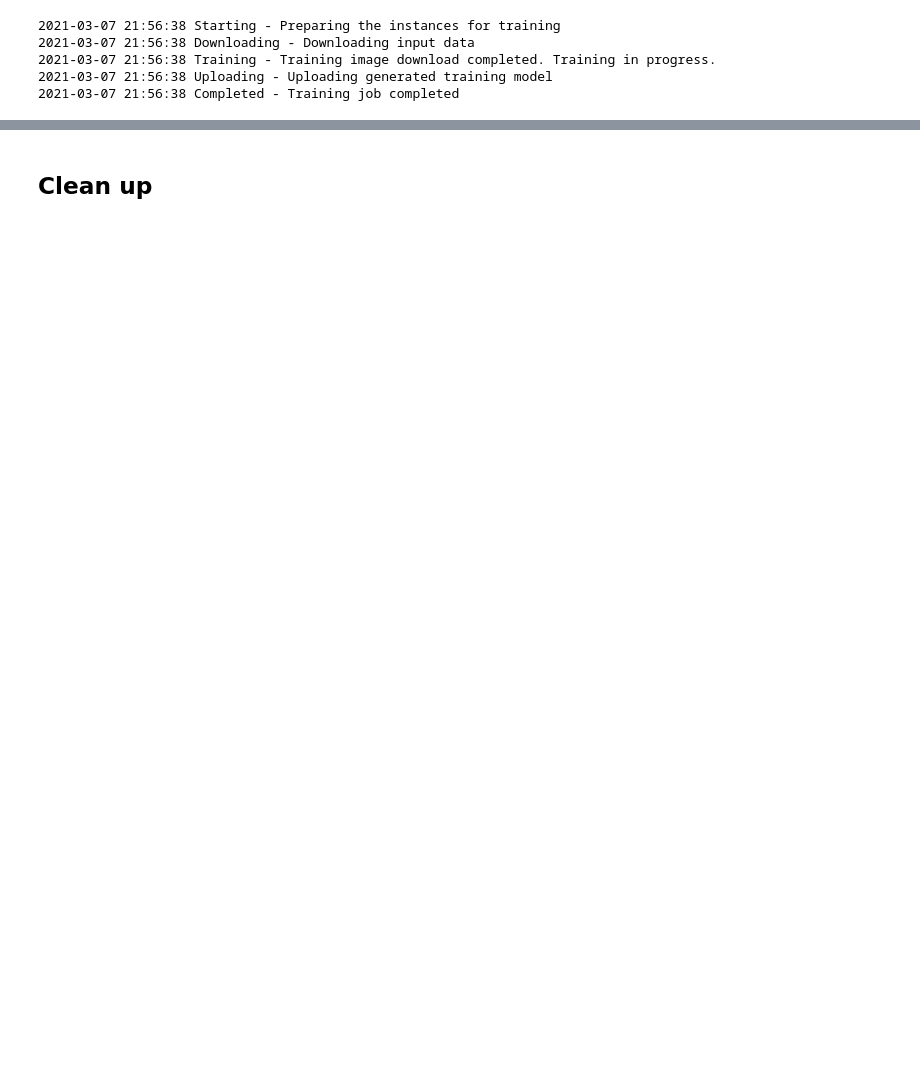
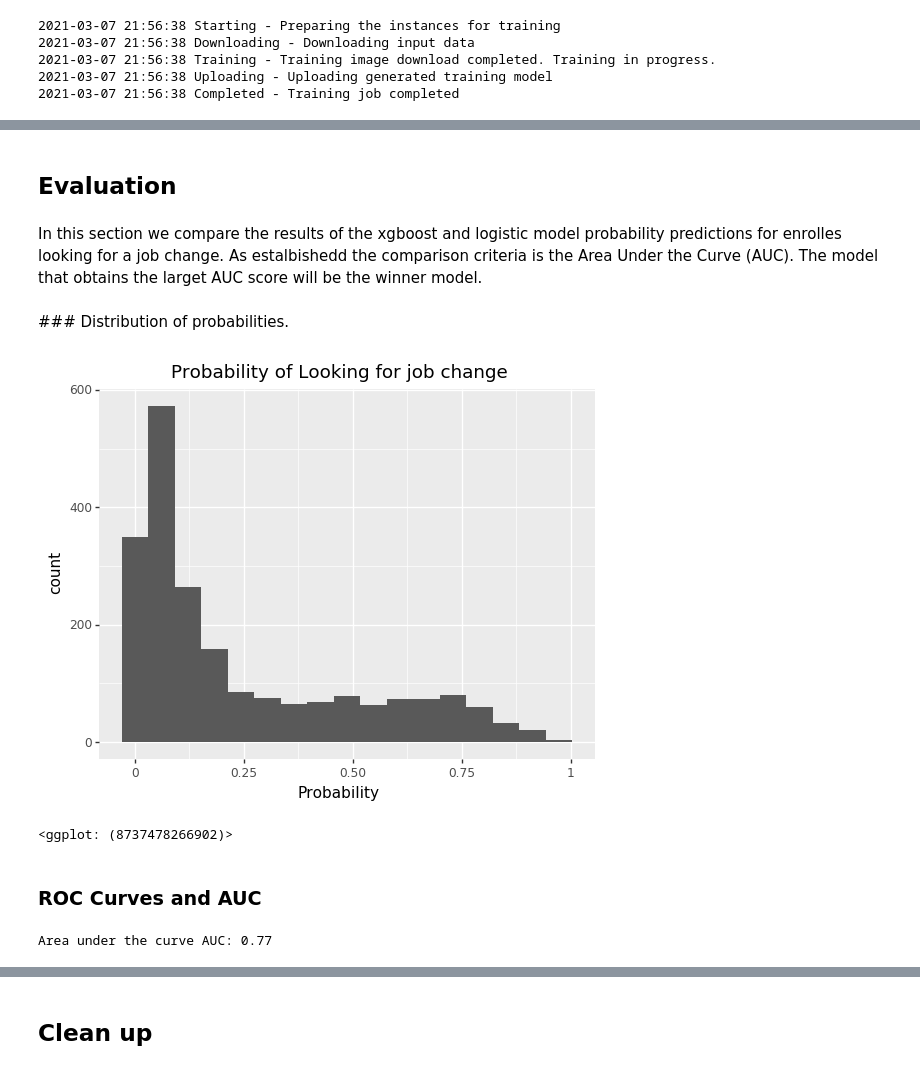
Before and after one commit to Druizm128/predicting_job_change, a Jupyter notebook: project.ipynb, the cells around one changed output, grey strips where cells are left out. Cells and saved outputs as stored; diff of their text form; code cells hidden in the pictures; blank space fills up the shorter version.

```diff
--- a/project.ipynb
+++ b/project.ipynb
@@ -538,0 +657,18 @@ np.load('data.npy')
+# %% [markdown]
+## Evaluation
+# %% [markdown]
+In this section we compare the results of the xgboost and logistic model probability predictions for enrolles looking for a job change. As estalbishedd the comparison criteria is the Area Under the Curve (AUC). The model that obtains the larget AUC score will be the winner model.
+# %% [markdown]
+### Distribution of probabilities.
+# %%
+y_test_pred = pd.read_csv(os.path.join(dir_sagemaker_predictions, 'xgboost/test.csv.out'), header = None ).values.reshape(1,-1)[0]
+y_test_true = np.load('data/raw/jobchange_test_target_values.npy')
+# %%
+(
+    ggplot( pd.DataFrame({'prob':y_test_pred}), aes( x = 'prob')) +
+    geom_histogram() +
+    labs(title = 'Probability of Looking for job change', x = 'Probability')
+)
+# %% [output]
+[figure, added]
+<ggplot: (8737478266902)>
@@ -538,0 +677,6 @@ np.load('data.npy')
+# %% [markdown]
+### ROC Curves and AUC
+# %%
+print("Area under the curve AUC: {}".format(round(metrics.roc_auc_score(y_test_true, y_test_pred), 2)))
+# %% [output]
+Area under the curve AUC: 0.77
```
Also changed, not shown: parts of 48 cells of this notebook.
